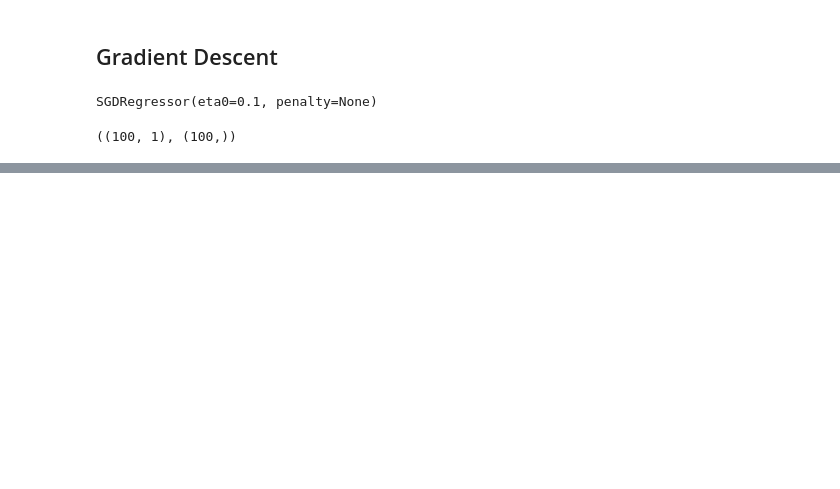
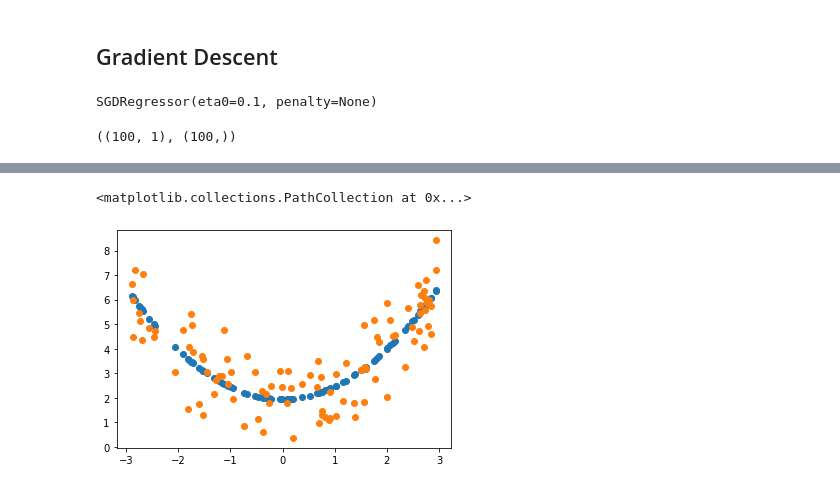
Before and after one commit to alextanhongpin/hands-on-machine-learning-with-scikit-learn, a Jupyter notebook: 04_training-models.ipynb, the cells around one changed output, grey strips where cells are left out. Saved outputs shown, nothing was run; the diff lists cells and outputs as text; code cells hidden in the pictures; blank space fills up the shorter version.

```diff
--- a/04_training-models.ipynb
+++ b/04_training-models.ipynb
@@ -78,0 +105,7 @@ plt.legend()
+# %%
+y_pred = lin_reg.predict(X_poly)
+plt.scatter(X, y_pred)
+plt.scatter(X, y)
+# %% [output]
+<matplotlib.collections.PathCollection at 0x...>
+[figure, added]
```
Also changed, not shown: parts of 17 cells of this notebook, 2 other files.
